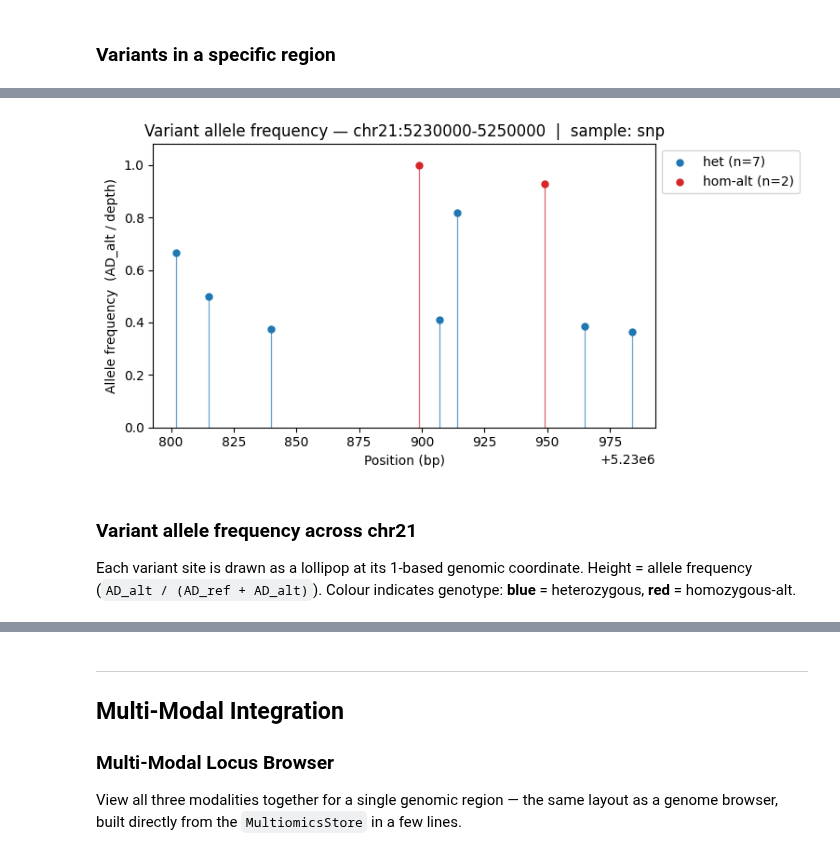
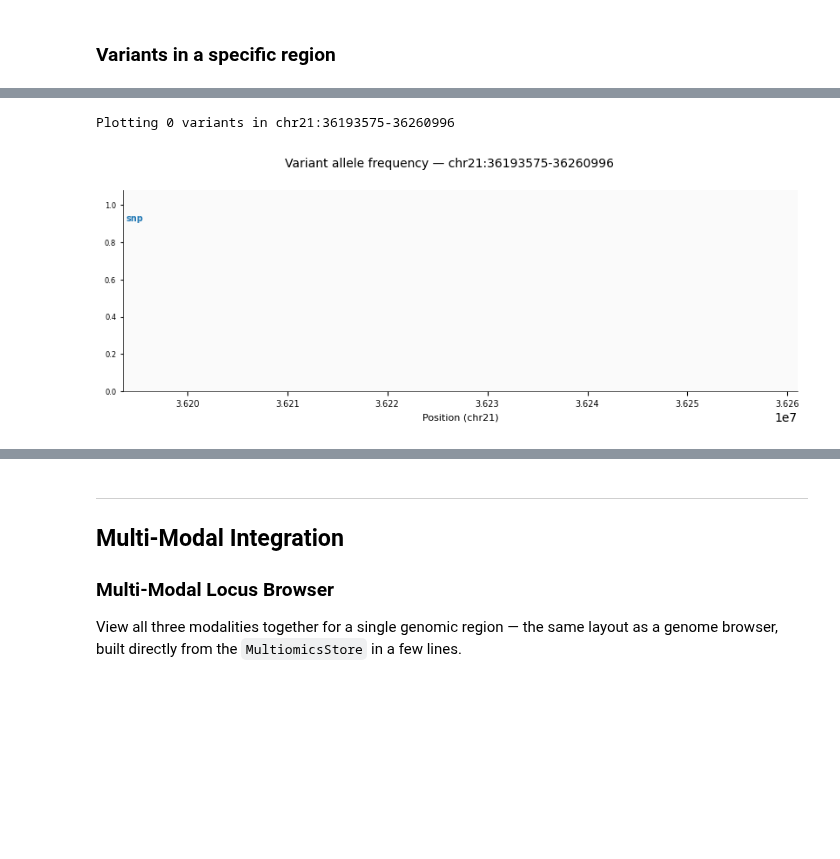
Before and after one commit to Milne-Group/QuantNado, a Jupyter notebook: docs/example_dataset.ipynb, the cells around one changed output, grey strips where cells are left out. Drawn from its saved outputs; the diff is of its cells as text; code cells hidden in the pictures; blank space fills up the shorter version.

```diff
--- a/docs/example_dataset.ipynb
+++ b/docs/example_dataset.ipynb
@@ -185,10 +161,6 @@ Done.
 ---
 ## Load and Inspect the Dataset
 # %%
-# Open the unified store
-ms = MultiomicsStore.open(MS_PATH)
-print(ms)
-
-# QuantNado wraps the coverage sub-store and provides reduce / PCA / feature-count methods
-qn = QuantNado(ms.coverage)
+ds = qn.open(MS_PATH)
+print(ds)
 # %% [output]
@@ -497,7 +581,8 @@ plt.show()
 
 Use `extract_region` to pull the raw per-base coverage for any genomic locus across all samples.
 # %%
-runx1_coords = "chr21:34787801-34889760"
-region = qn.extract_region(runx1_coords)  # RUNX1 locus (chr21, hg38)
+REGION="chr21:36193575-36260996"
+
+region = ds.extract_region(REGION)
 print(f"Region shape: {region.shape}  (samples × positions)")
 # %% [output]
@@ -723,12 +766,11 @@ plt.show()
 - `allele_depth_ref` / `allele_depth_alt` — read depths per allele
 - `qual` — per-sample variant quality score
 # %%
-var = msstore_variants
+var = ds.variants
 print(f"Samples : {var.sample_names}")
 for chrom in var.chromosomes:
     print(f"  {chrom}: {len(var.get_positions(chrom)):,} variant sites")
 
-# Lazy DataArray — sample × variant position
 gt_xr = var.to_xarray(variable="genotype")
 print()
 print(gt_xr["chr21"])
@@ -810,32 +807,22 @@ Variants in chr21:5230000-5250000 for sample 'snp':
 # %%
-# plot allele frequency (AD_alt / depth) across the region
-GT_STYLE = {1: ("#1f77b4", "het"), 2: ("#d62728", "hom-alt")}
 
-pos_c = region_gt.coords["position"].values
-gt_c = region_gt.sel(sample=sample).values
-af_c = region_ad_a.sel(sample=sample).values / (
-    region_ad_r.sel(sample=sample).values + region_ad_a.sel(sample=sample).values
+gt_region = var.extract_region(REGION, variable="genotype")
+adr_region = var.extract_region(REGION, variable="allele_depth_ref")
+ada_region = var.extract_region(REGION, variable="allele_depth_alt")
+
+print(f"Plotting {gt_region.shape[1]} variants in {REGION}")
+
+plt = ds.locus_plot(
+    locus=REGION,
+    genotype=gt_region,
+    allele_depth_ref=adr_region,
+    allele_depth_alt=ada_region,
+    sample_names=["snp"],
+    modality=["variant"],
+    title=f"Variant allele frequency — {REGION}",
+    figsize=(10, 3),
+    filepath=FIG_DIR / "locus_plot_variants.png",
 )
-fig, ax = plt.subplots(figsize=(8, 4))
-
-for g, (color, label) in GT_STYLE.items():
-    m = gt_c == g
-    ax.vlines(pos_c[m], 0, af_c[m], color=color, linewidth=0.9, alpha=0.7)
-    ax.scatter(pos_c[m], af_c[m], color=color, s=25, zorder=3, label=f"{label} (n={m.sum()})")
-
-ax.set_xlabel("Position (bp)")
-ax.set_ylabel("Allele frequency  (AD_alt / depth)")
-ax.set_title(f"Variant allele frequency — {REGION}  |  sample: {sample}")
-ax.set_ylim(0, 1.08)
-ax.legend(loc="upper right", bbox_to_anchor=(1.3, 1))
-fig.tight_layout()
-fig.savefig(FIG_DIR / "variant_allele_frequency_region.png")
-plt.show()
 # %% [output]
+Plotting 0 variants in chr21:36193575-36260996
-[figure, old version]
+[figure, new version]
-# %% [markdown]
-### Variant allele frequency across chr21
-
-Each variant site is drawn as a lollipop at its 1-based genomic coordinate.
-Height = allele frequency (`AD_alt / (AD_ref + AD_alt)`).
-Colour indicates genotype: **blue** = heterozygous, **red** = homozygous-alt.
```
Also changed, not shown: parts of 45 cells of this notebook, 2 other files.
